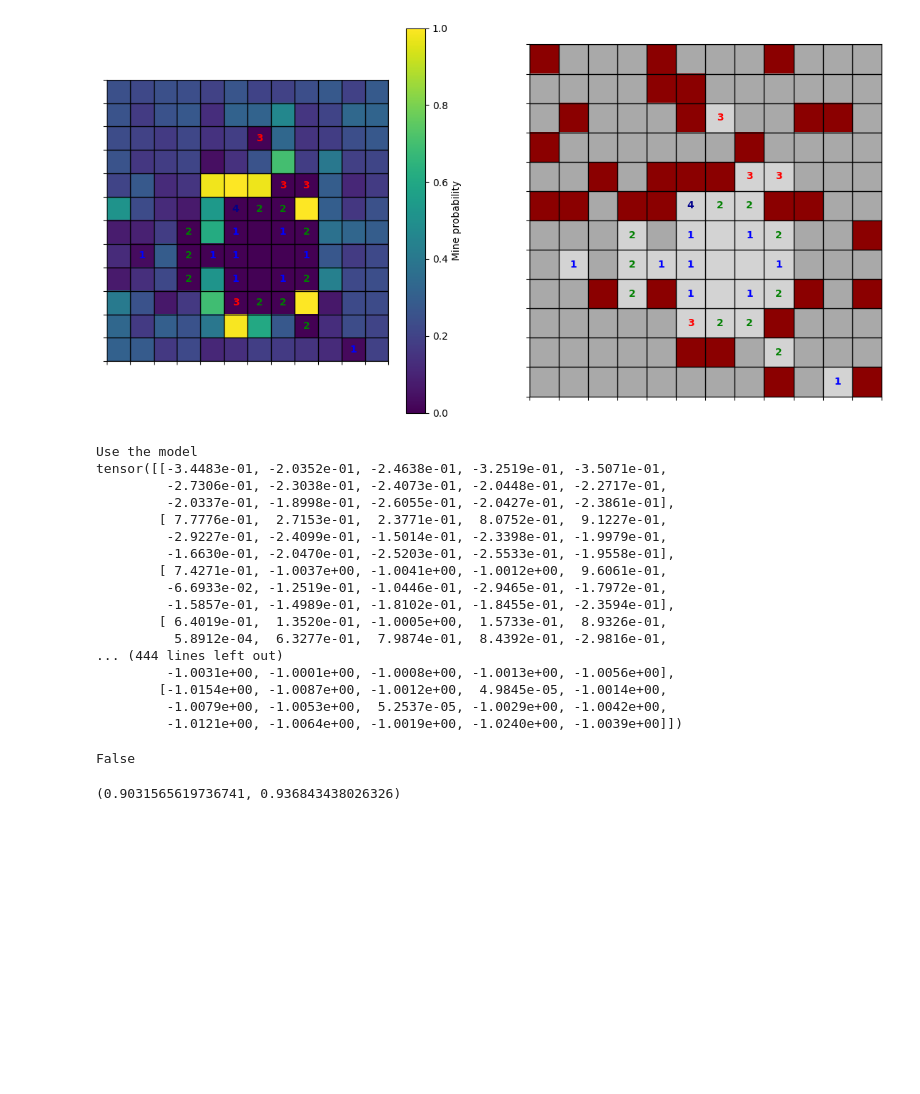
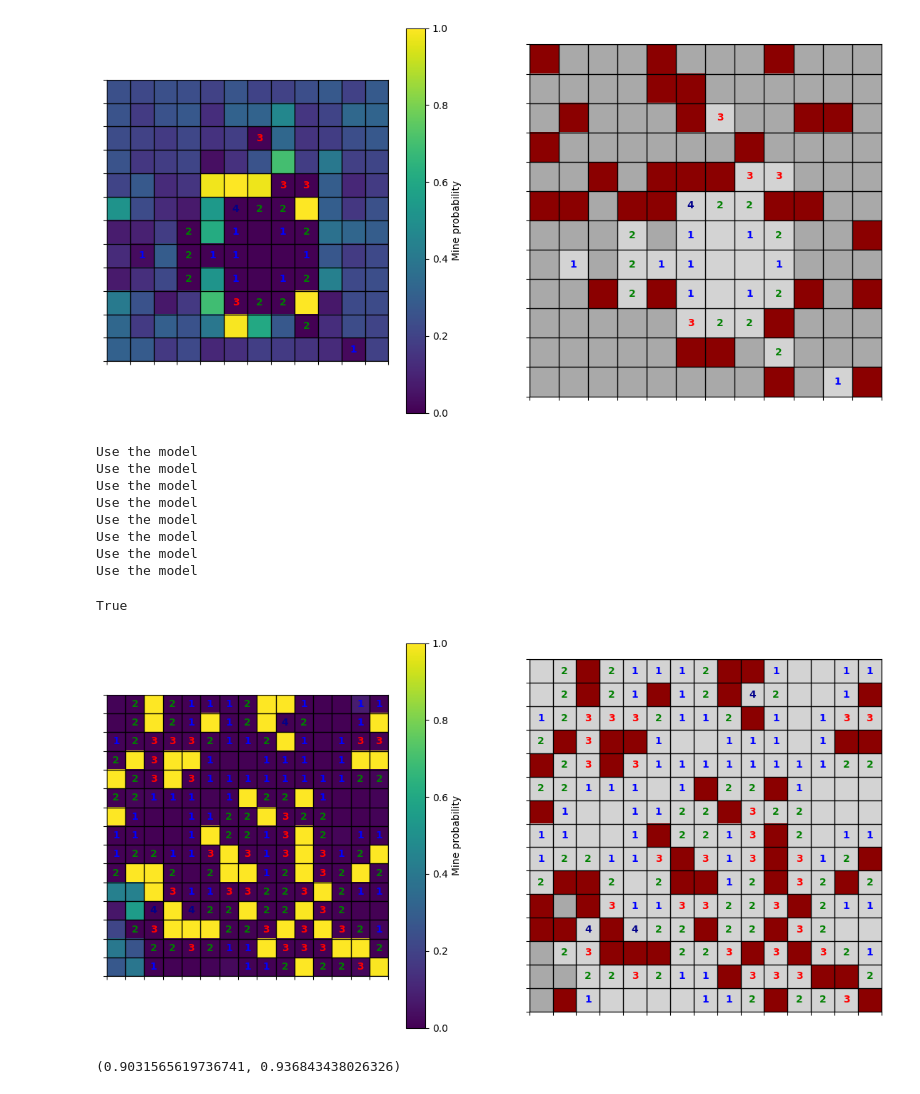
Before and after one commit to Momo056/Minesweeper, a Jupyter notebook: training.ipynb, the cells around one changed output. Drawn from its saved outputs; the diff is of its cells as text; code cells hidden in the pictures; blank space fills up the shorter version.

```diff
--- a/training.ipynb
+++ b/training.ipynb
@@ -303,30 +304,52 @@ class Print_Usage(Model_Based_Player):
         print('Use the model')
         return super().action(grid, grid_view)
 
-# grid = Grid(15, 15, 0.22)
+grid = Grid(20, 20, 0.25)
 game = Game(grid)
 game.action(*initial_action)
-GUI_Bot_Inputs(delay=100).start(game, mb.Minesweeper_bot(delegated_if_no_solution=Print_Usage(model)))
+GUI_Bot_Inputs(delay=10).start(game, mb.Minesweeper_bot(delegated_if_no_solution=Print_Usage(model)))
 # Command_Line_UI().start(game, Model_Based_Player(model))
 # %% [output]
 Use the model
-tensor([[-3.4483e-01, -2.0352e-01, -2.4638e-01, -3.2519e-01, -3.5071e-01,
-         -2.7306e-01, -2.3038e-01, -2.4073e-01, -2.0448e-01, -2.2717e-01,
-         -2.0337e-01, -1.8998e-01, -2.6055e-01, -2.0427e-01, -2.3861e-01],
-        [ 7.7776e-01,  2.7153e-01,  2.3771e-01,  8.0752e-01,  9.1227e-01,
-         -2.9227e-01, -2.4099e-01, -1.5014e-01, -2.3398e-01, -1.9979e-01,
-         -1.6630e-01, -2.0470e-01, -2.5203e-01, -2.5533e-01, -1.9558e-01],
-        [ 7.4271e-01, -1.0037e+00, -1.0041e+00, -1.0012e+00,  9.6061e-01,
-         -6.6933e-02, -1.2519e-01, -1.0446e-01, -2.9465e-01, -1.7972e-01,
-         -1.5857e-01, -1.4989e-01, -1.8102e-01, -1.8455e-01, -2.3594e-01],
-        [ 6.4019e-01,  1.3520e-01, -1.0005e+00,  1.5733e-01,  8.9326e-01,
-          5.8912e-04,  6.3277e-01,  7.9874e-01,  8.4392e-01, -2.9816e-01,
-... (444 lines left out)
-         -1.0031e+00, -1.0001e+00, -1.0008e+00, -1.0013e+00, -1.0056e+00],
-        [-1.0154e+00, -1.0087e+00, -1.0012e+00,  4.9845e-05, -1.0014e+00,
-         -1.0079e+00, -1.0053e+00,  5.2537e-05, -1.0029e+00, -1.0042e+00,
-         -1.0121e+00, -1.0064e+00, -1.0019e+00, -1.0240e+00, -1.0039e+00]])
+Use the model
+Use the model
+Use the model
+Use the model
+Use the model
+Use the model
+Use the model
-False
+True
+# %%
+# Undo the incorect move
+game.player_grid_view = np.logical_and(
+    game.player_grid_view,
+    ~np.logical_and(grid.mines, game.player_grid_view),
+)
+# %%
+tensor_representation = Game_Tensor_Interface().to_tensor(*game.visible_grid())
+mines = grid.mines
+model.eval()
+with torch.no_grad():
+    model_output = model(
+        tensor_representation.reshape(1, *tensor_representation.shape).to('cuda')
+    )[0].to('cpu')
+# %%
+from matplotlib.axes import Axes
+import models.Game_Tensor_Interface as gi
+reload(gi)
+base_size = 7
+fig, axs = plt.subplots(1, 2, figsize=(2*base_size, base_size))
+axs: list[Axes]
+ax_proba = axs[0]
+gi.Game_Tensor_Interface.view_grid_tensor(tensor_representation, mines, view_grid_kwargs={'fig':fig, 'ax':ax_proba})
+proba_plot = ax_proba.imshow(torch.exp(model_output[1]), vmin=0, vmax=1)
+fig.colorbar(proba_plot, ax=ax_proba, label='Mine probability')
+
+ax_grid = axs[1]
+gi.Game_Tensor_Interface.view_grid_tensor(tensor_representation, mines, view_grid_kwargs={'fig':fig, 'ax':ax_grid})
+pass
+# %% [output]
+[figure, added]
 # %%
 import numpy as np
 from scipy import stats
```
Also changed, not shown: parts of 2 cells of this notebook, 1 other file.
